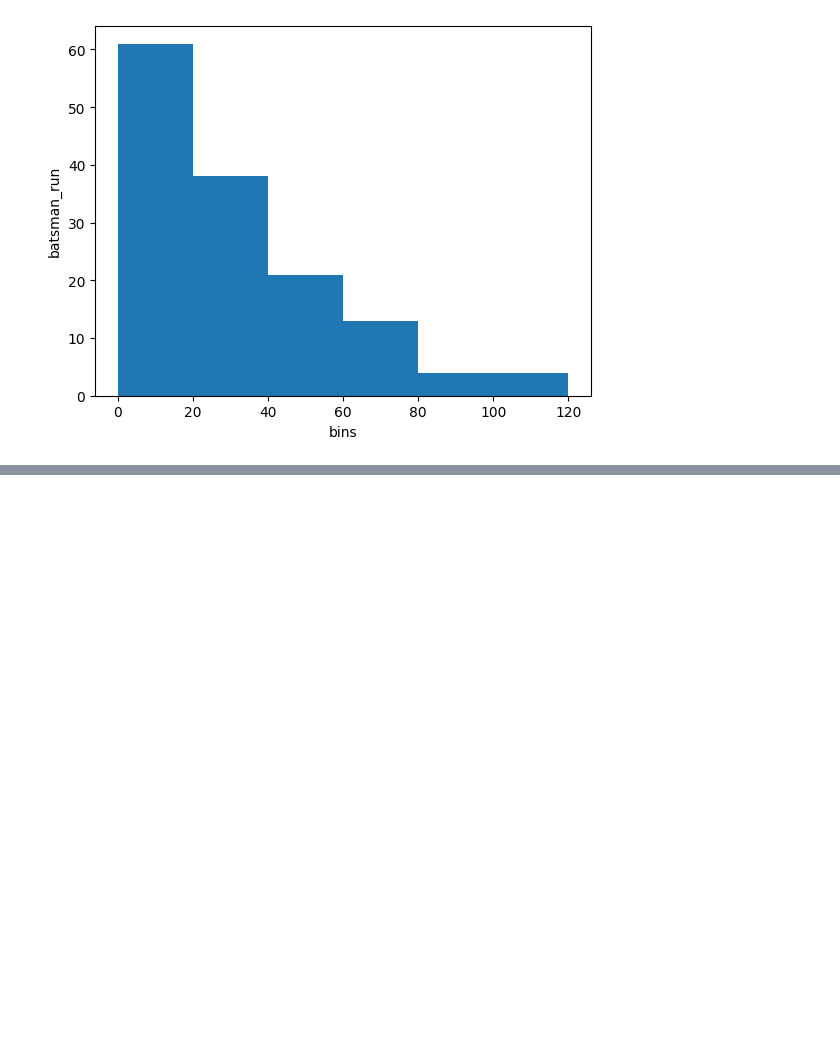
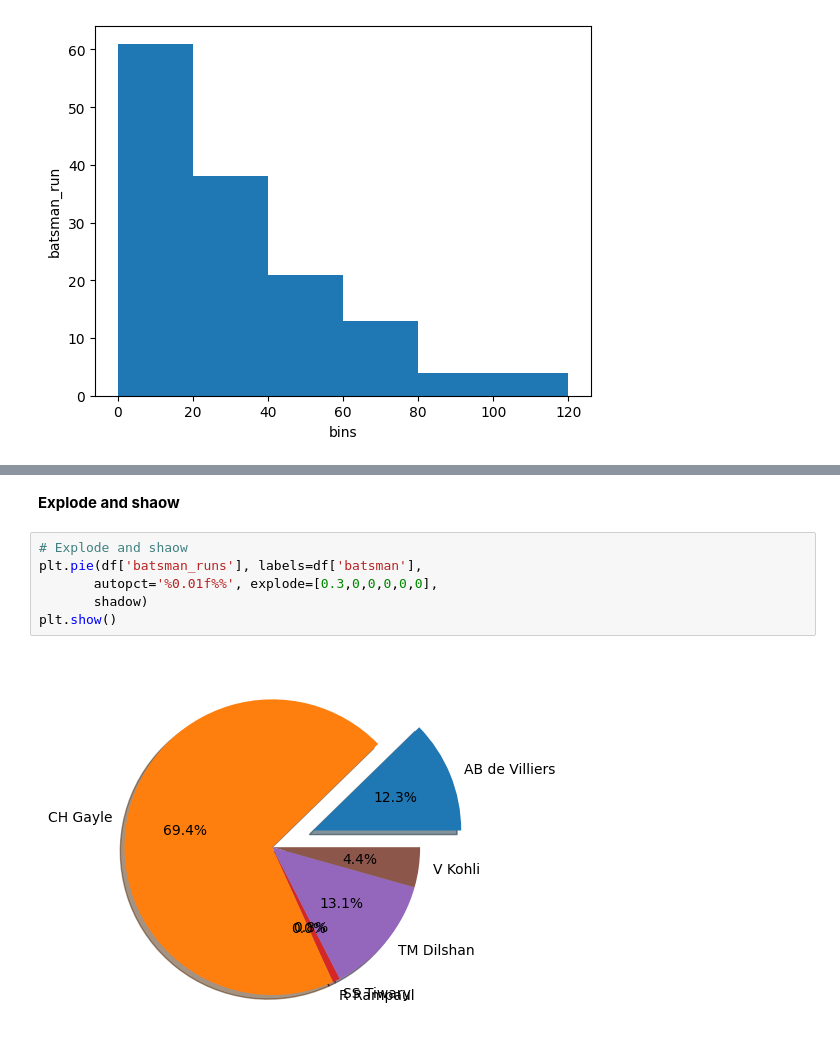
Before and after one commit to akashpagi/MATPLOTLIB-PLOTTING-LIBRARY-FOR-DATA-SCIECNE, a Jupyter notebook: SESSION 23 - MATPLOTLIB.ipynb, the cells around one changed output, grey strips where cells are left out. Cells and saved outputs as stored; diff of their text form; blank space fills up the shorter version.

```diff
--- a/SESSION 23 - MATPLOTLIB.ipynb
+++ b/SESSION 23 - MATPLOTLIB.ipynb
@@ -629,0 +707,10 @@ plt.show()
+# %% [markdown]
+**Explode and shaow**
+# %%
+# Explode and shaow
+plt.pie(df['batsman_runs'], labels=df['batsman'],
+       autopct='%0.01f%%', explode=[0.3,0,0,0,0,0],
+       shadow)
+plt.show()
+# %% [output]
+[figure, added]
```
Also changed, not shown: parts of 13 cells of this notebook.
